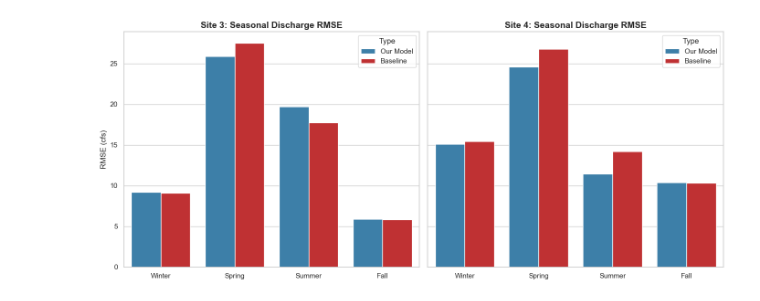
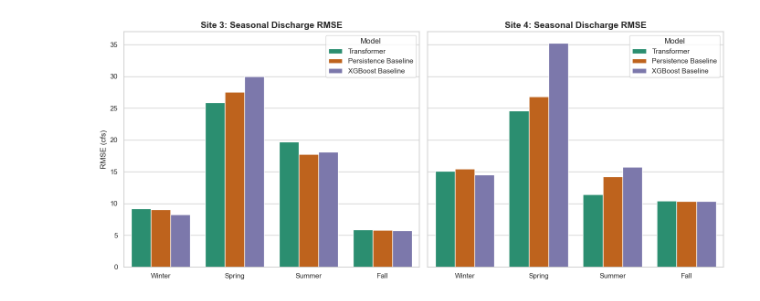
Before and after one commit to 10sajan10/CS6994FinalProject, a Jupyter notebook: visualizations.ipynb, the cells around one changed output. Cells and saved outputs as stored; diff of their text form; code cells hidden in the pictures.

Commit message:
Added XGboost as baseline metric as well. Altered and aadded visualizations.

```diff
--- a/visualizations.ipynb
+++ b/visualizations.ipynb
@@ -3,6 +3,21 @@ import pandas as pd
 import matplotlib.pyplot as plt
 import seaborn as sns
 
-# Set general style for the charts
+# Set general style for all charts
 sns.set_theme(style="whitegrid", palette="muted")
 plt.rcParams.update({'font.size': 12})
+
+# Define the 3-way color palette to keep colors consistent across charts
+palette_3way = {
+    'Transformer': '#1b9e77',
+    'XGBoost Baseline': '#7570b3',
+    'Persistence Baseline': '#d95f02'
+}
+
+# Load all required CSV data
+df_trans_season = pd.read_csv('discharge_metrics_by_season.csv')
+df_xgb_season = pd.read_csv('discharge_xgboost_metrics_by_season.csv')
+df_trans_horizon = pd.read_csv('discharge_metrics_by_season_horizon.csv')
+df_xgb_horizon = pd.read_csv('discharge_xgboost_metrics_by_season_horizon.csv')
+df_trans_overall = pd.read_csv('discharge_overall_validation_metrics.csv')
+df_xgb_overall = pd.read_csv('discharge_xgboost_overall_validation_metrics.csv')
@@ -54,48 +24,39 @@ plt.show()
 # %%
-# 1. Load the seasonal metrics file
-df_season = pd.read_csv('discharge_metrics_by_season.csv')
+records = []
 
-# 2. Restructure data dynamically for the seaborn plot
-records = []
-for _, row in df_season.iterrows():
-    site_label = f"Site {int(row['site_id'])}"
+# Extract Transformer and Persistence Data
+for _, row in df_trans_season.iterrows():
+    site = f"Site {int(row['site_id'])}"
     season = str(row['season']).capitalize()
+    records.append({'Site': site, 'Season': season, 'Model': 'Transformer', 'RMSE': row['rmse']})
+    records.append({'Site': site, 'Season': season, 'Model': 'Persistence Baseline', 'RMSE': row['persistence_rmse']})
 
-    # Add Our Model row
-    records.append({
-        'Site': site_label,
-        'Season': season,
-        'Type': 'Our Model',
-        'RMSE': row['rmse']
-    })
-    # Add Baseline row
-    records.append({
-        'Site': site_label,
-        'Season': season,
-        'Type': 'Baseline',
-        'RMSE': row['persistence_rmse']
-    })
+# Extract XGBoost Data
+for _, row in df_xgb_season.iterrows():
+    site = f"Site {int(row['site_id'])}"
+    season = str(row['season']).capitalize()
+    records.append({'Site': site, 'Season': season, 'Model': 'XGBoost Baseline', 'RMSE': row['rmse']})
 
 df_seasonal = pd.DataFrame(records)
 
-# Order seasons logically
+# Order seasons chronologically
 df_seasonal['Season'] = pd.Categorical(df_seasonal['Season'], categories=['Winter', 'Spring', 'Summer', 'Fall'], ordered=True)
 
-# 3. Plot the side-by-side charts
+# Plot the charts
 fig, axes = plt.subplots(1, 2, figsize=(14, 6), sharey=True)
 
-sns.barplot(data=df_seasonal[df_seasonal['Site'] == 'Site 3'], x='Season', y='RMSE', hue='Type', ax=axes[0], palette=['#2b83ba', '#d7191c'])
+sns.barplot(data=df_seasonal[df_seasonal['Site'] == 'Site 3'], x='Season', y='RMSE', hue='Model', ax=axes[0], palette=palette_3way)
 axes[0].set_title('Site 3: Seasonal Discharge RMSE', fontsize=14, fontweight='bold')
 axes[0].set_ylabel('RMSE (cfs)', fontsize=12)
 axes[0].set_xlabel('')
 
-sns.barplot(data=df_seasonal[df_seasonal['Site'] == 'Site 4'], x='Season', y='RMSE', hue='Type', ax=axes[1], palette=['#2b83ba', '#d7191c'])
+sns.barplot(data=df_seasonal[df_seasonal['Site'] == 'Site 4'], x='Season', y='RMSE', hue='Model', ax=axes[1], palette=palette_3way)
 axes[1].set_title('Site 4: Seasonal Discharge RMSE', fontsize=14, fontweight='bold')
 axes[1].set_ylabel('')
 axes[1].set_xlabel('')
 
 plt.tight_layout()
 plt.show()
 # %% [output]
-[figure, old version]
+[figure, new version]
 # %%
```
Also changed, not shown: parts of 6 cells of this notebook, 8 other files.
